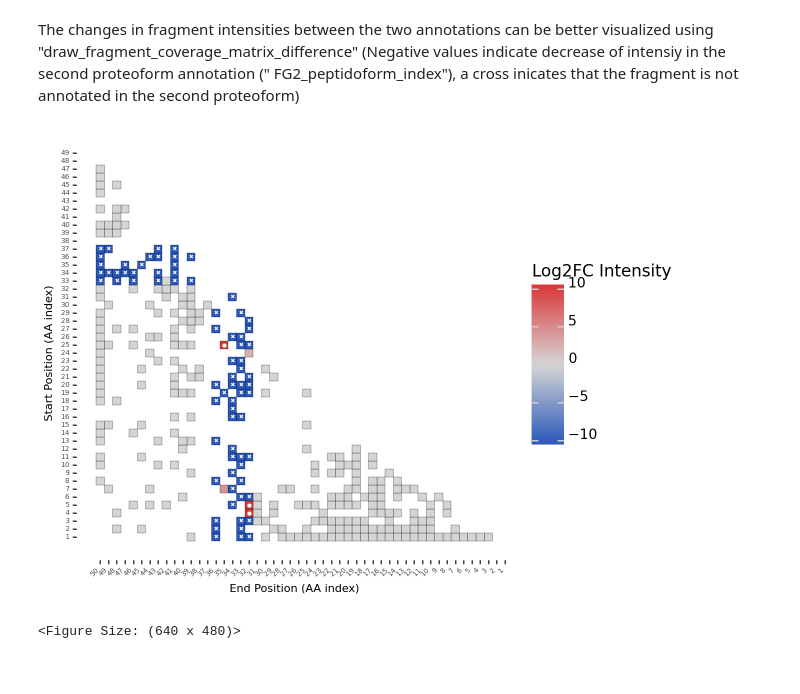
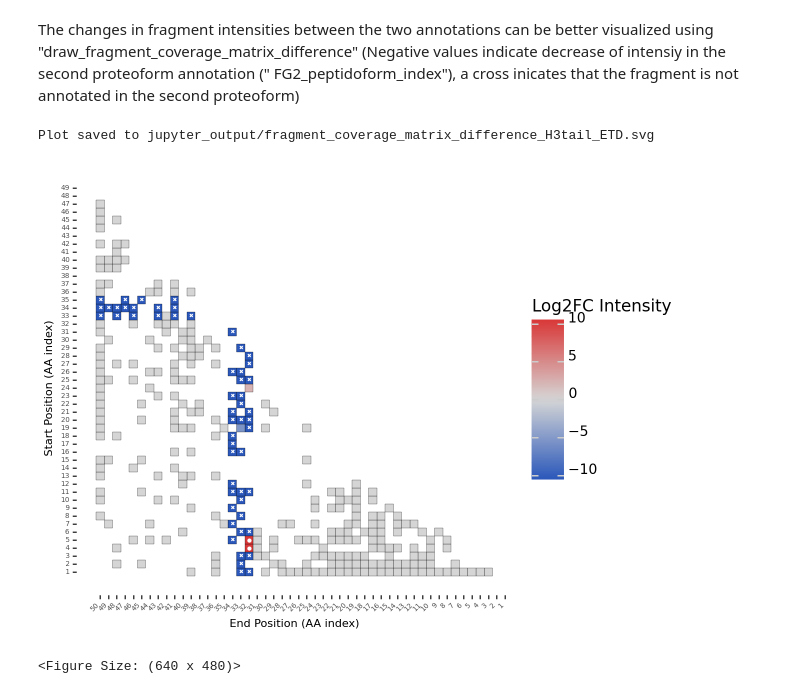
Before and after one commit to arthur-grimaud/fragmentation-graph, a Jupyter notebook: run_frag_graph_vignette.ipynb, the cells around one changed output. Cells and saved outputs as stored; diff of their text form; code cells hidden in the pictures.

```diff
--- a/run_frag_graph_vignette.ipynb
+++ b/run_frag_graph_vignette.ipynb
@@ -163,7 +210,7 @@ Using the same spectra we will annotate the original sequence and a sequence whe
 #define a second proteoform with mass shift (here a phosphorylation)
 
 pos_1 = 32
-pos_2 = 37
+pos_2 = 35
 mass_shift = "79.966331"
 
 PEPTIDOFORM_SHIFT = (
@@ -223,21 +272,26 @@ The changes in fragment intensities between the two annotations can be better vi
 # %%
 from importlib import reload
 import source.frag_graph_report
 reload(source.frag_graph_report)
+import source.frag_graph_fast
+reload(source.frag_graph_fast)
+
 from source.frag_graph_report import *
 
 
 draw_fragment_coverage_matrix_difference(
     FG_dual,
     FG_dual,
     mod1_position=pos_1,
     mod2_position=pos_2,
     FG1_peptidoform_index=0,
     FG2_peptidoform_index=1,
+    filename=os.path.join("jupyter_output", f"fragment_coverage_matrix_difference_H3tail_ETD.svg"),
 )
 # %% [output]
+Plot saved to jupyter_output/fragment_coverage_matrix_difference_H3tail_ETD.svg
-[figure, old version]
+[figure, new version]
-<Figure Size: (640 x 480)>
+<Figure Size: (640 x 480)>
 # %%
 barplot_intensity_compare_site_determining(
     FG_dual,
```
Also changed, not shown: parts of 19 cells of this notebook, 2 other files.
